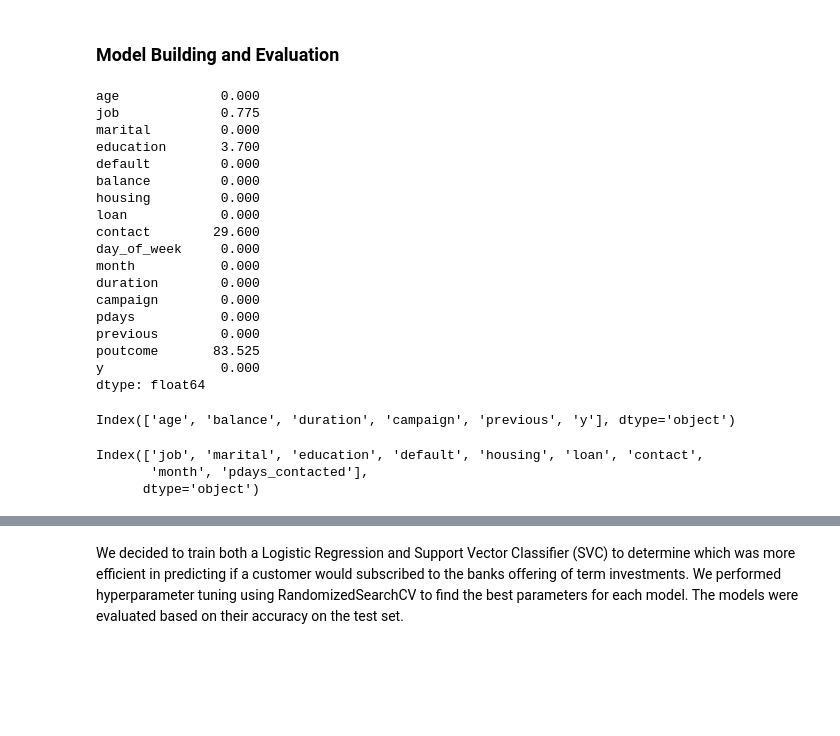
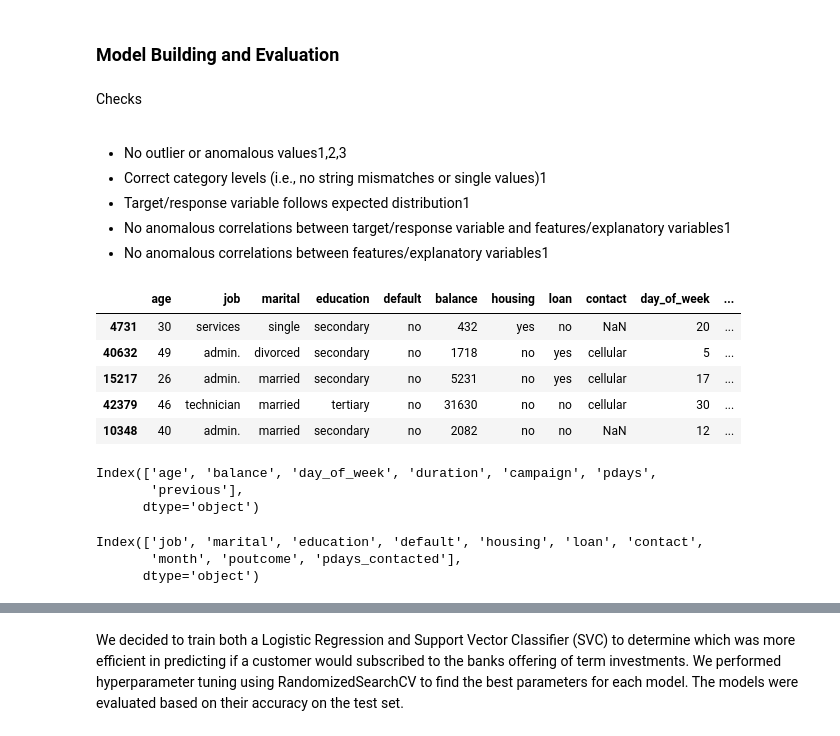
Before and after one commit to dvorster/term-deposit-classifier, a Jupyter notebook: term-deposit-analysis.ipynb, the cells around one changed output, grey strips where cells are left out. Saved outputs shown, nothing was run; the diff lists cells and outputs as text; code cells hidden in the pictures; blank space fills up the shorter version.

Commit message:
Fix: Updated train-test splits across modelling and preprocessing

```diff
--- a/term-deposit-analysis.ipynb
+++ b/term-deposit-analysis.ipynb
@@ -98,6 +98,9 @@ bank_marketing_sample = bank_marketing_data.sample(4000, random_state=522)
 16          has the client subscribed a term deposit?   None             no
 # %% [markdown]
 ### EDA
+# %%
+# split data
+train_df, test_df = train_test_split(bank_marketing_sample, test_size=0.2, random_state=522)
 # %%
 bank_marketing.data.features.head(10)
 # %% [output]
@@ -195,26 +198,22 @@ correlation_plots.properties(
 [interactive output not drawn]
 # %% [markdown]
 ### Model Building and Evaluation
+# %% [markdown]
+Checks<br><br>
+
+- No outlier or anomalous values1,2,3
+- Correct category levels (i.e., no string mismatches or single values)1
+- Target/response variable follows expected distribution1
+- No anomalous correlations between target/response variable and features/explanatory variables1
+- No anomalous correlations between features/explanatory variables1
 # %%
-bank_marketing_sample.isnull().sum() / bank_marketing_sample.shape[0] * 100
+train_df.head()
 # %% [output]
-age             0.000
-job             0.775
-marital         0.000
-education       3.700
-default         0.000
-balance         0.000
-housing         0.000
-loan            0.000
-contact        29.600
-day_of_week     0.000
-month           0.000
-duration        0.000
-campaign        0.000
-pdays           0.000
-previous        0.000
-poutcome       83.525
-y               0.000
-dtype: float64
+|  | age | job | marital | education | default | balance | housing | loan | contact | day_of_week | ... |
+| 4731 | 30 | services | single | secondary | no | 432 | yes | no | NaN | 20 | ... |
+| 40632 | 49 | admin. | divorced | secondary | no | 1718 | no | yes | cellular | 5 | ... |
+| 15217 | 26 | admin. | married | secondary | no | 5231 | no | yes | cellular | 17 | ... |
+| 42379 | 46 | technician | married | tertiary | no | 31630 | no | no | cellular | 30 | ... |
+| 10348 | 40 | admin. | married | secondary | no | 2082 | no | no | NaN | 12 | ... |
 # %%
 # preprocessing
@@ -236,12 +236,12 @@ X_train, X_test, y_train, y_test = train_test_split(bank_marketing_sample.drop(c
 # %%
-#df.select_dtypes(include=['object']).nunique()
-
-bank_marketing_sample.select_dtypes(include=['number']).columns
+X_train.select_dtypes(include=['number']).columns
 # %% [output]
-Index(['age', 'balance', 'duration', 'campaign', 'previous', 'y'], dtype='object')
+Index(['age', 'balance', 'day_of_week', 'duration', 'campaign', 'pdays',
+       'previous'],
+      dtype='object')
 # %%
-bank_marketing_sample.select_dtypes(include=['object']).columns
+X_train.select_dtypes(include=['object']).columns
 # %% [output]
 Index(['job', 'marital', 'education', 'default', 'housing', 'loan', 'contact',
-       'month', 'pdays_contacted'],
+       'month', 'poutcome', 'pdays_contacted'],
       dtype='object')
```
Also changed, not shown: parts of 6 cells of this notebook.
